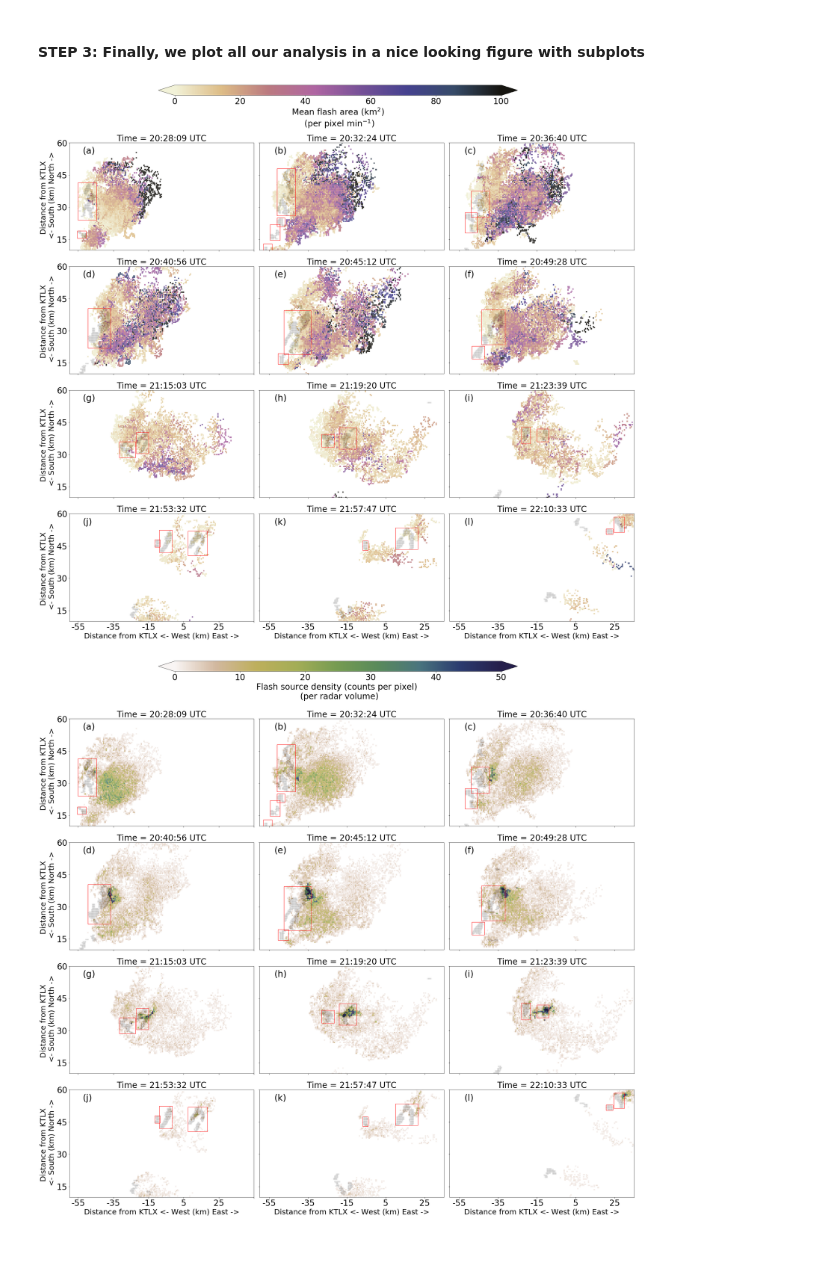
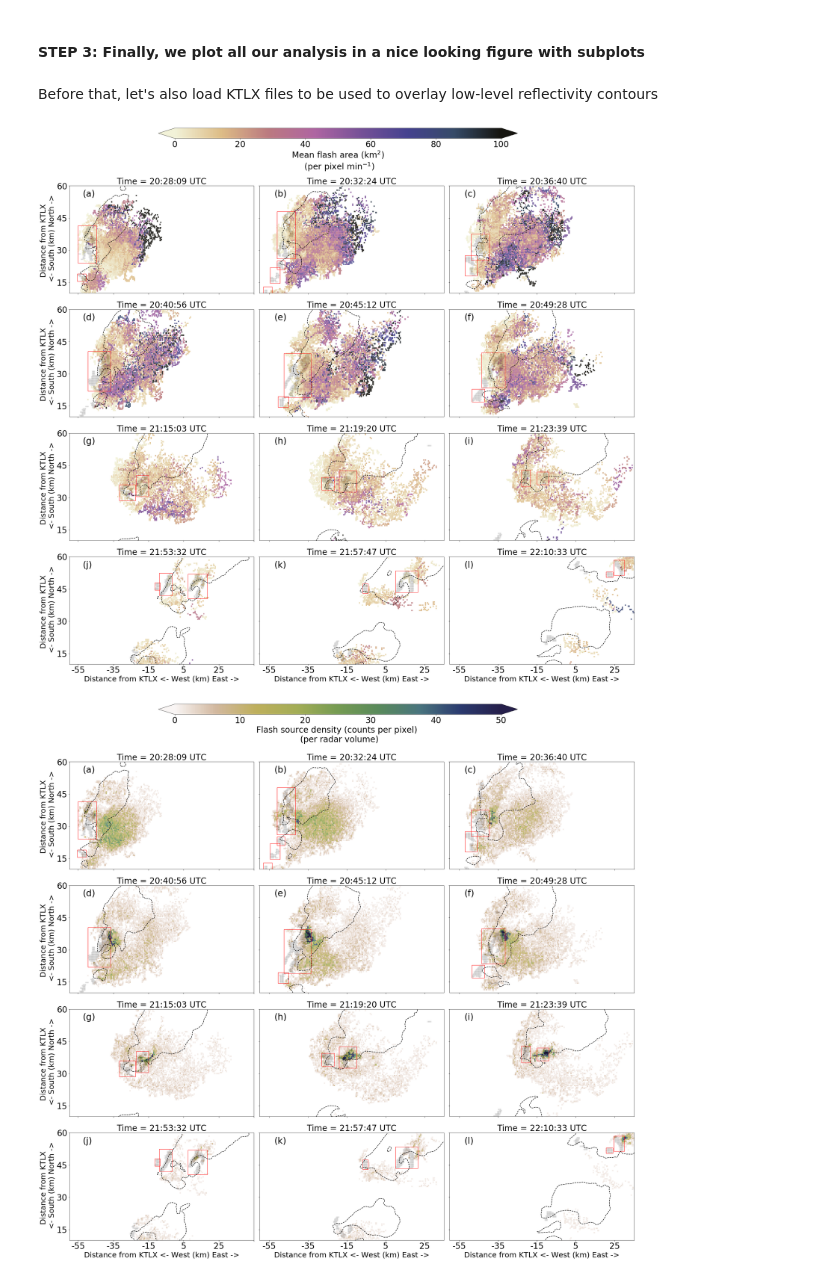
Before and after one commit to gewitterblitz/may19_2013_obs_analysis, a Jupyter notebook: notebooks/STBC_MWR_2020_Figures_4_5_6.ipynb, the cells around one changed output. Drawn from its saved outputs; the diff is of its cells as text; code cells hidden in the pictures; blank space fills up the shorter version.

```diff
--- a/notebooks/STBC_MWR_2020_Figures_4_5_6.ipynb
+++ b/notebooks/STBC_MWR_2020_Figures_4_5_6.ipynb
@@ -94,7 +95,7 @@ segmented_files = sorted(
 )
 
 # rad_files = sorted(glob.glob('path/to/KTLX_data/*V06'))
-rad_files = sorted(glob.glob("/path/to/KTLX/levelII/files/*"))
+rad_files = sorted(glob.glob("/Users/ms/Desktop/mount/May_19_2013_all_stuff/KTLX_data/*V06"))
 tmpstmps = [
     x.split("/")[-1][4:19] for x in rad_files
 ]  # access the time stamps from each radar file and convert those into datetime objects
@@ -137,3 +138,18 @@ segmented_files_final = itemgetter(6,7,8,9,10,11,17,18,19,26,27,30)(segmented_fi
 dt_tmpstmps_final = itemgetter(6,7,8,9,10,11,17,18,19,26,27,30)(dt_tmpstmps)
 # %% [markdown]
 #### STEP 3: Finally, we plot all our analysis in a nice looking figure with subplots
+# %% [markdown]
+Before that, let's also load KTLX files to be used to overlay low-level reflectivity contours
+# %%
+# list out all radar files
+files_radar = sorted(glob.glob(os.path.expanduser("/Users/ms/Desktop/mount/May_19_2013_all_stuff/KTLX_data/gridded_ktlx/*.nc")))
+
+# select only the ones needed for Figure 7
+files_rad_interest = list(
+    itemgetter(6, 7, 8, 9, 10, 11, 17, 18, 19, 26, 27, 30)(files_radar)
+)
+# %%
+rad_ds = xr.open_mfdataset(files_rad_interest,
+    combine="nested",
+    concat_dim="ntimes",
+)
@@ -179,6 +198,7 @@ labels = list(map(chr, range(97, 109)))
 # We have to set axes limits for each subplot
 for i in range(len(segmented_files_final)):
     gl = p.axes.flat[i]  #.gridlines(draw_labels=True,linestyle='--',alpha=0.5)
+    gl.contour(rad_ds['reflectivity'].isel(z=4,time=i,ntimes=i).data,levels=[30],colors=['k'],linestyles=['--'])
     gl.top_labels = False
     gl.right_labels = False
     gl.ylines = False
@@ -235,7 +255,7 @@ for i in range(9,12,1):
 
 # p.axes.flat[0].pcolormesh(seg[0, :, :], cmap="Greys", alpha=0.1)
 # %% [output]
-[figure, old version]
+[figure, new version]
 # %%
 # This piece of code plots and overlays identified zdr column objects on top of flash source density
 
@@ -269,37 +289,38 @@ labels = list(map(chr, range(97, 109)))
 # We have to set axes limits for each subplot
 for i in range(len(segmented_files_final)):
     gl = p.axes.flat[i]  #.gridlines(draw_labels=True,linestyle='--',alpha=0.5)
+    gl.contour(rad_ds['reflectivity'].isel(z=4,time=i,ntimes=i).data,levels=[30],colors=['k'],linestyles=['--'])
     gl.top_labels = False
     gl.right_labels = False
     gl.ylines = False
     seg, rects,objs = zdr_col_bbox_facet(segmented_files_final[i],dt_tmpstmps_final[i],final_zdr_df)
 
     gl.pcolormesh(seg,cmap=colors.ListedColormap(['w','k','k','k','k','k','k','k','k']), alpha=0.1)
 
     for j in range(len(rects)):
         gl.add_patch(rects[j])
 
     gl.set_xlim(30,220)
     gl.set_ylim(20,120)
 
     gl.set_title(f"Time = {str(dt_tmpstmps_final[i]).split(' ')[-1]} UTC",fontsize=28)
     gl.text(45,110, f"({labels[i]})",fontsize=30)
 
 for i in range(0,12,3):
     gl = p.axes.flat[i]
     gl.set_ylabel('Distance from KTLX \n <- South (km) North ->',fontsize=25)
 
     gl.set_xticks(np.arange(40,220+40,40))
     gl.set_xticklabels(['-55','-35','-15','5','25'])
 
     gl.set_yticks(np.arange(30,120+30,30))
     gl.set_yticklabels(['15','30','45','60'])
 
 for i in range(9,12,1):
     gl = p.axes.flat[i]
     gl.set_xlabel('Distance from KTLX <- West (km) East ->',fontsize=25)
 # %% [output]
-[figure, old version]
+[figure, new version]
 # %%
 # This piece of code plots and overlays identified zdr column objects on top of flash initiation density
 
```
Also changed, not shown: parts of 3 cells of this notebook, 8 other files.
